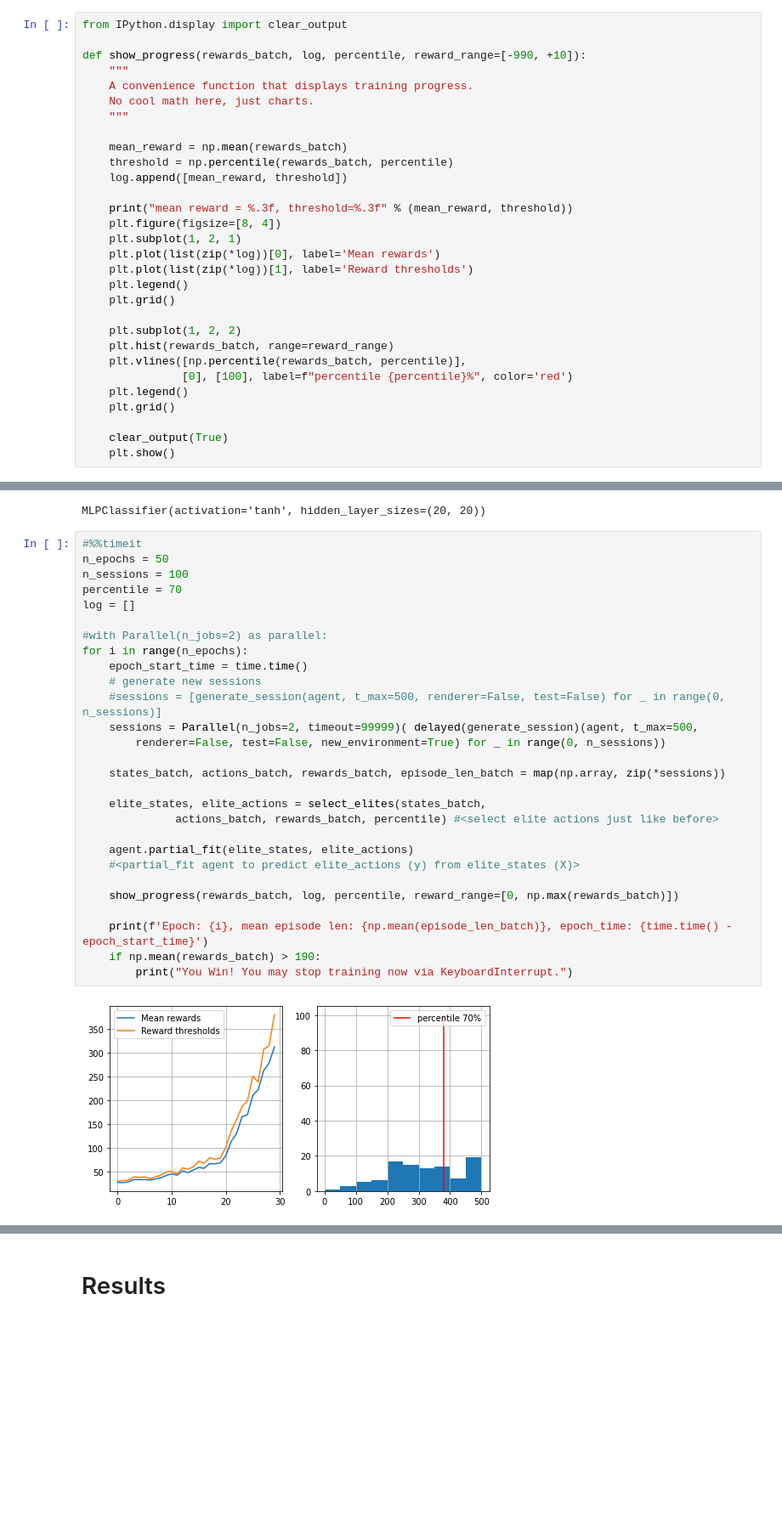
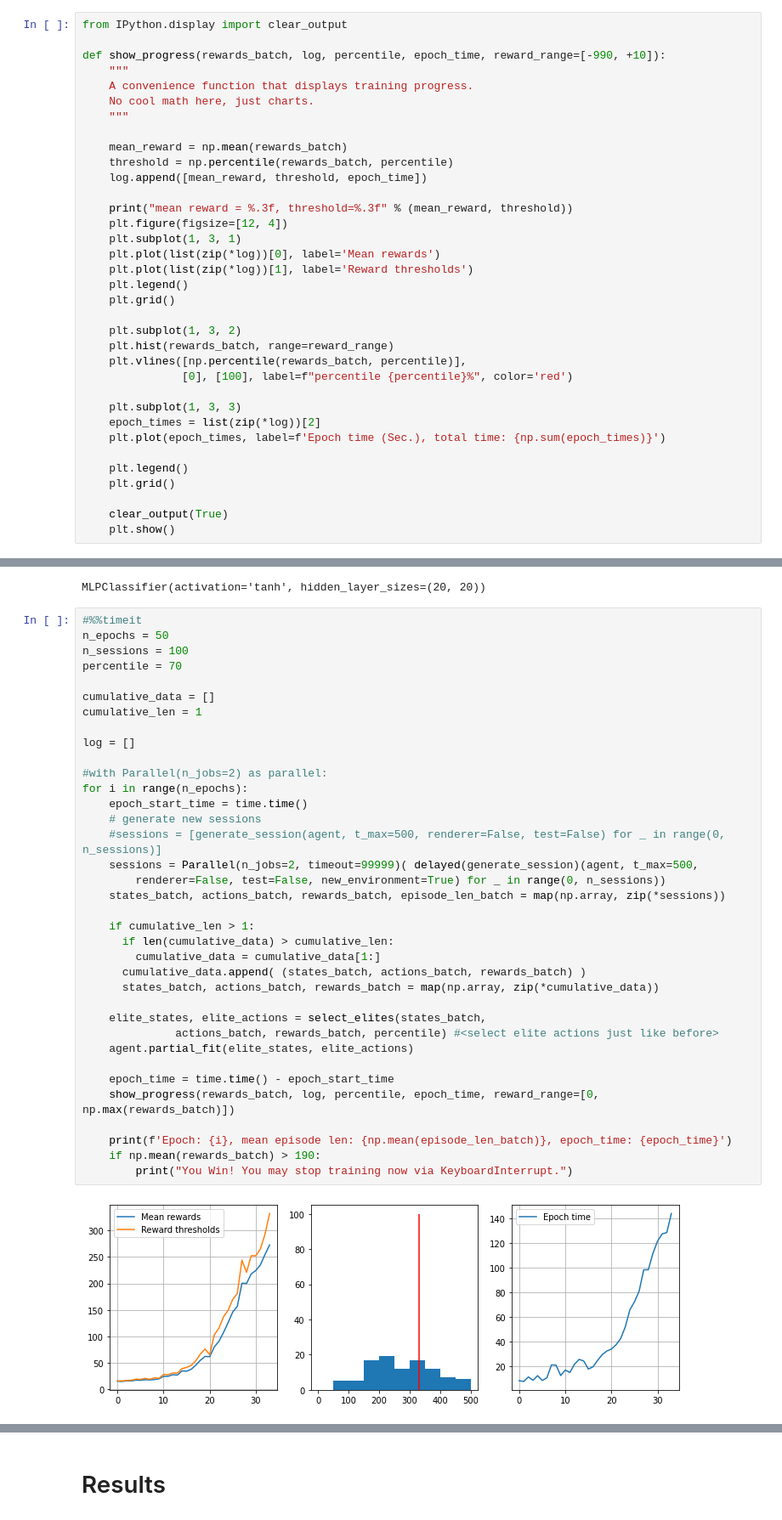
Before and after one commit to AlexGrig/practical-rl, a Jupyter notebook: hw-1-deep-crossentropy-method/hw-1-deep-crossentropy-method.ipynb, the cells around one changed output, grey strips where cells are left out. Shown: that part at 85% size. Drawn from its saved outputs; the diff is of its cells as text; blank space fills up the shorter version.

Commit message:
HW1: data accumulation implemented

```diff
--- a/hw-1-deep-crossentropy-method/hw-1-deep-crossentropy-method.ipynb
+++ b/hw-1-deep-crossentropy-method/hw-1-deep-crossentropy-method.ipynb
@@ -342,7 +350,7 @@ Generate sessions, select N best and fit to those.
 # %%
 from IPython.display import clear_output
 
-def show_progress(rewards_batch, log, percentile, reward_range=[-990, +10]):
+def show_progress(rewards_batch, log, percentile, epoch_time, reward_range=[-990, +10]):
     """
     A convenience function that displays training progress.
     No cool math here, just charts.
@@ -350,20 +358,25 @@ def show_progress(rewards_batch, log, percentile, reward_range=[-990, +10]):
 
     mean_reward = np.mean(rewards_batch)
     threshold = np.percentile(rewards_batch, percentile)
-    log.append([mean_reward, threshold])
+    log.append([mean_reward, threshold, epoch_time])
 
     print("mean reward = %.3f, threshold=%.3f" % (mean_reward, threshold))
-    plt.figure(figsize=[8, 4])
-    plt.subplot(1, 2, 1)
+    plt.figure(figsize=[12, 4])
+    plt.subplot(1, 3, 1)
     plt.plot(list(zip(*log))[0], label='Mean rewards')
     plt.plot(list(zip(*log))[1], label='Reward thresholds')
     plt.legend()
     plt.grid()
 
-    plt.subplot(1, 2, 2)
+    plt.subplot(1, 3, 2)
     plt.hist(rewards_batch, range=reward_range)
     plt.vlines([np.percentile(rewards_batch, percentile)],
                [0], [100], label=f"percentile {percentile}%", color='red')
+
+    plt.subplot(1, 3, 3)
+    epoch_times = list(zip(*log))[2]
+    plt.plot(epoch_times, label=f'Epoch time (Sec.), total time: {np.sum(epoch_times)}')
+
     plt.legend()
     plt.grid()
 
@@ -383,30 +396,38 @@ MLPClassifier(activation='tanh', hidden_layer_sizes=(20, 20))
 # %%
 #%%timeit
 n_epochs = 50
 n_sessions = 100
 percentile = 70
+
+cumulative_data = []
+cumulative_len = 1
+
 log = []
 
 #with Parallel(n_jobs=2) as parallel:
 for i in range(n_epochs):
     epoch_start_time = time.time()
     # generate new sessions
     #sessions = [generate_session(agent, t_max=500, renderer=False, test=False) for _ in range(0, n_sessions)]
     sessions = Parallel(n_jobs=2, timeout=99999)( delayed(generate_session)(agent, t_max=500,
         renderer=False, test=False, new_environment=True) for _ in range(0, n_sessions))
+    states_batch, actions_batch, rewards_batch, episode_len_batch = map(np.array, zip(*sessions))
 
-    states_batch, actions_batch, rewards_batch, episode_len_batch = map(np.array, zip(*sessions))
+    if cumulative_len > 1:
+      if len(cumulative_data) > cumulative_len:
+        cumulative_data = cumulative_data[1:]
+      cumulative_data.append( (states_batch, actions_batch, rewards_batch) )
+      states_batch, actions_batch, rewards_batch = map(np.array, zip(*cumulative_data))
 
     elite_states, elite_actions = select_elites(states_batch,
               actions_batch, rewards_batch, percentile) #<select elite actions just like before>
+    agent.partial_fit(elite_states, elite_actions)
 
-    agent.partial_fit(elite_states, elite_actions)
-    #<partial_fit agent to predict elite_actions (y) from elite_states (X)>
+    epoch_time = time.time() - epoch_start_time
+    show_progress(rewards_batch, log, percentile, epoch_time, reward_range=[0, np.max(rewards_batch)])
 
-    show_progress(rewards_batch, log, percentile, reward_range=[0, np.max(rewards_batch)])
-
-    print(f'Epoch: {i}, mean episode len: {np.mean(episode_len_batch)}, epoch_time: {time.time() - epoch_start_time}')
+    print(f'Epoch: {i}, mean episode len: {np.mean(episode_len_batch)}, epoch_time: {epoch_time}')
     if np.mean(rewards_batch) > 190:
         print("You Win! You may stop training now via KeyboardInterrupt.")
 # %% [output]
-[figure, old version]
+[figure, new version]
```
Also changed, not shown: parts of 14 cells of this notebook.
